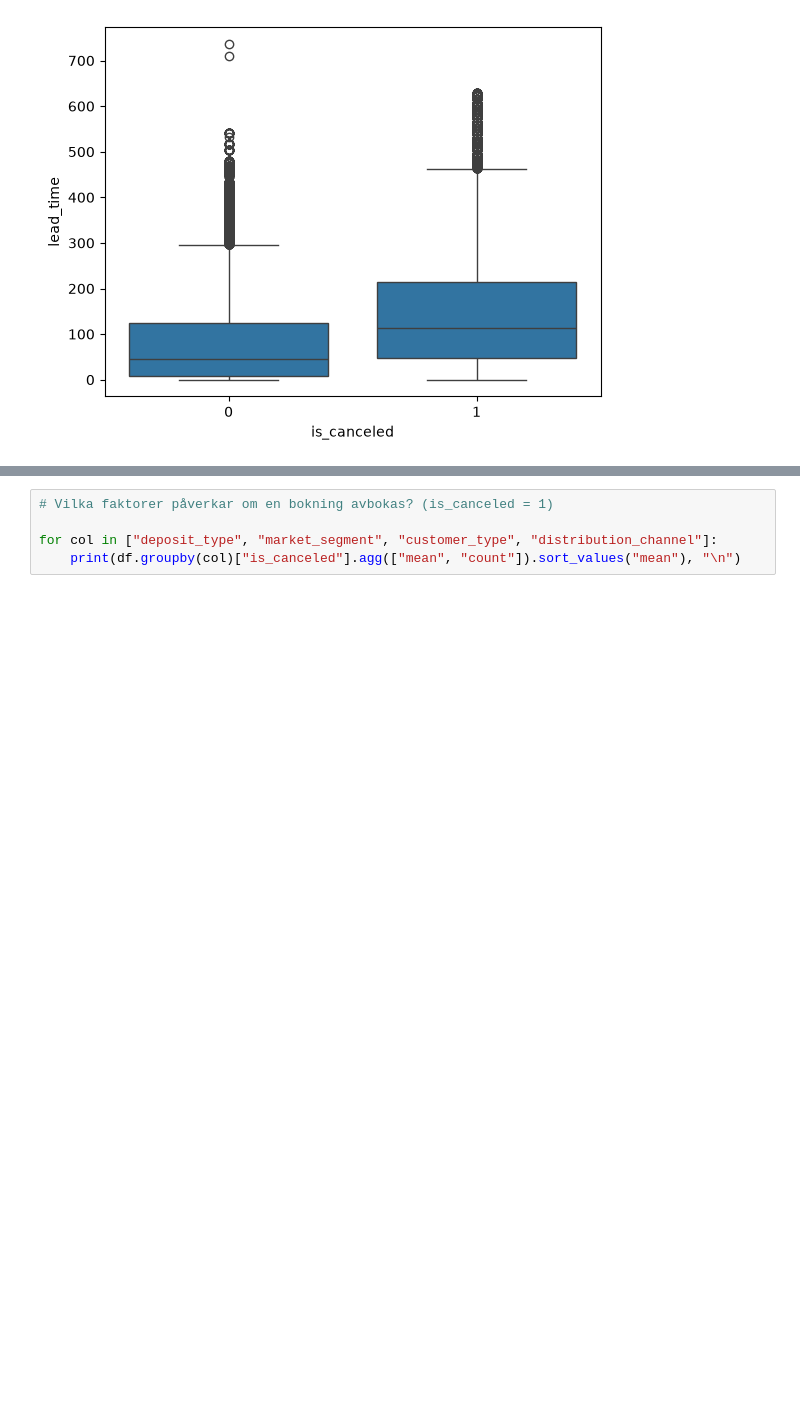
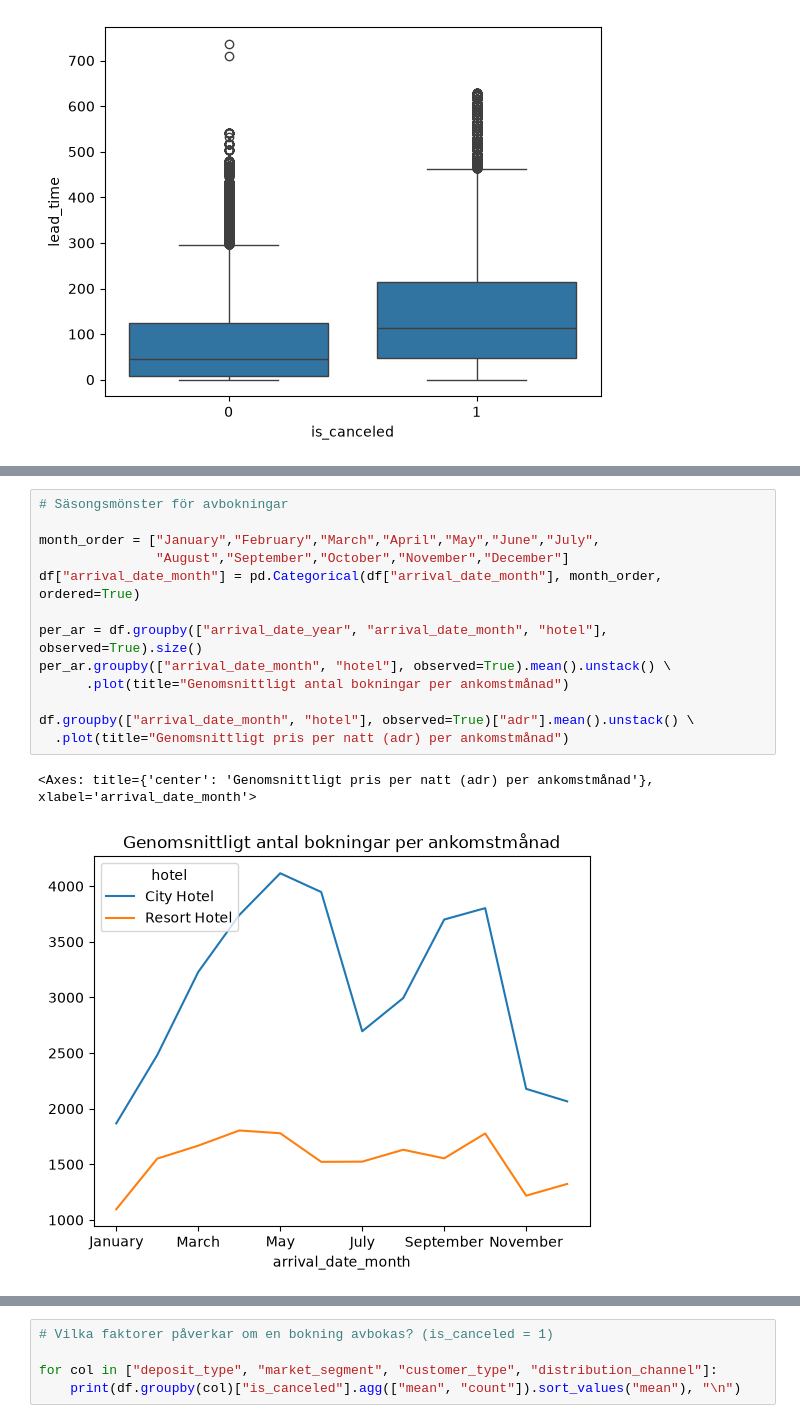
Before and after one commit to MalinMo/flotation-silica-prediction, a Jupyter notebook: notebooks/eda_hotel_2.ipynb, the cells around one changed output, grey strips where cells are left out. Saved outputs shown, nothing was run; the diff lists cells and outputs as text; blank space fills up the shorter version.

```diff
--- a/notebooks/eda_hotel_2.ipynb
+++ b/notebooks/eda_hotel_2.ipynb
@@ -184,0 +189,16 @@ df.groupby(["arrival_date_month", "hotel"], observed=True)["adr"].mean().unstack
+# %%
+# Säsongsmönster för avbokningar
+
+month_order = ["January","February","March","April","May","June","July",
+               "August","September","October","November","December"]
+df["arrival_date_month"] = pd.Categorical(df["arrival_date_month"], month_order, ordered=True)
+
+per_ar = df.groupby(["arrival_date_year", "arrival_date_month", "hotel"], observed=True).size()
+per_ar.groupby(["arrival_date_month", "hotel"], observed=True).mean().unstack() \
+      .plot(title="Genomsnittligt antal bokningar per ankomstmånad")
+
+df.groupby(["arrival_date_month", "hotel"], observed=True)["adr"].mean().unstack() \
+  .plot(title="Genomsnittligt pris per natt (adr) per ankomstmånad")
+# %% [output]
+<Axes: title={'center': 'Genomsnittligt pris per natt (adr) per ankomstmånad'}, xlabel='arrival_date_month'>
+[figure, added]
```
Also changed, not shown: parts of 16 cells of this notebook.
